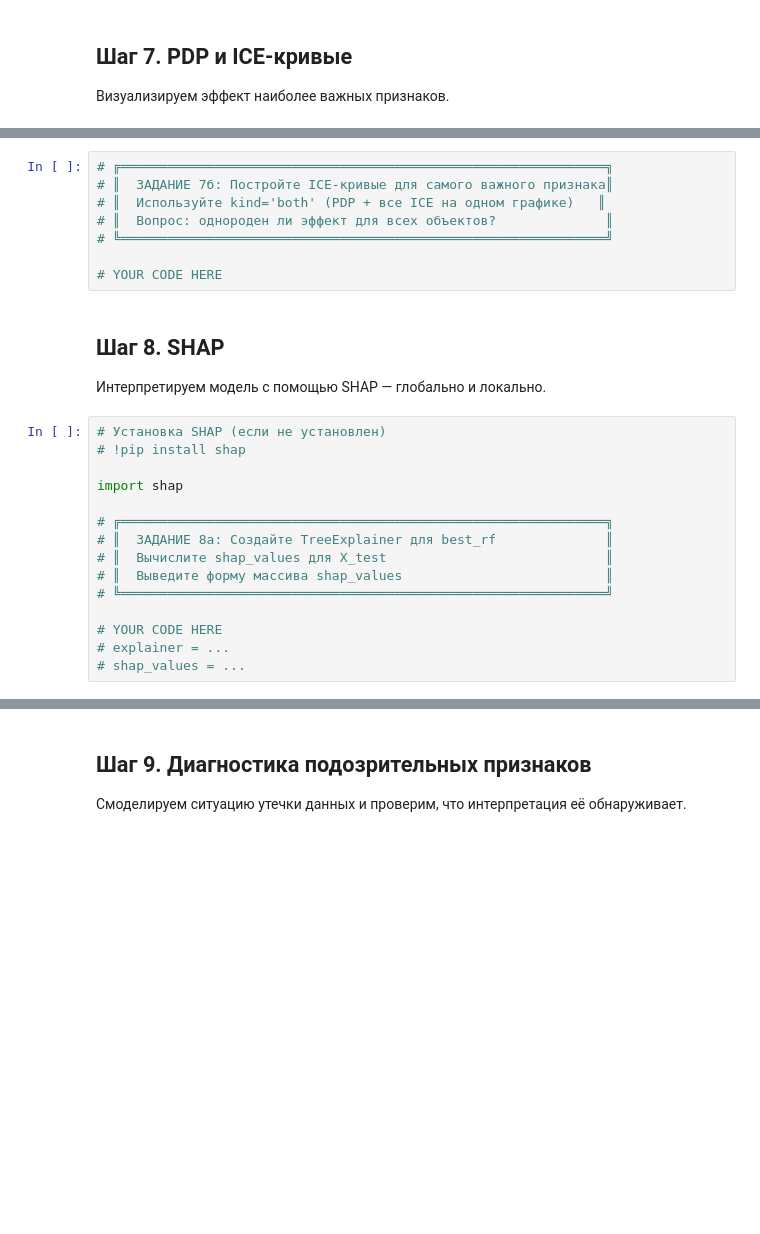
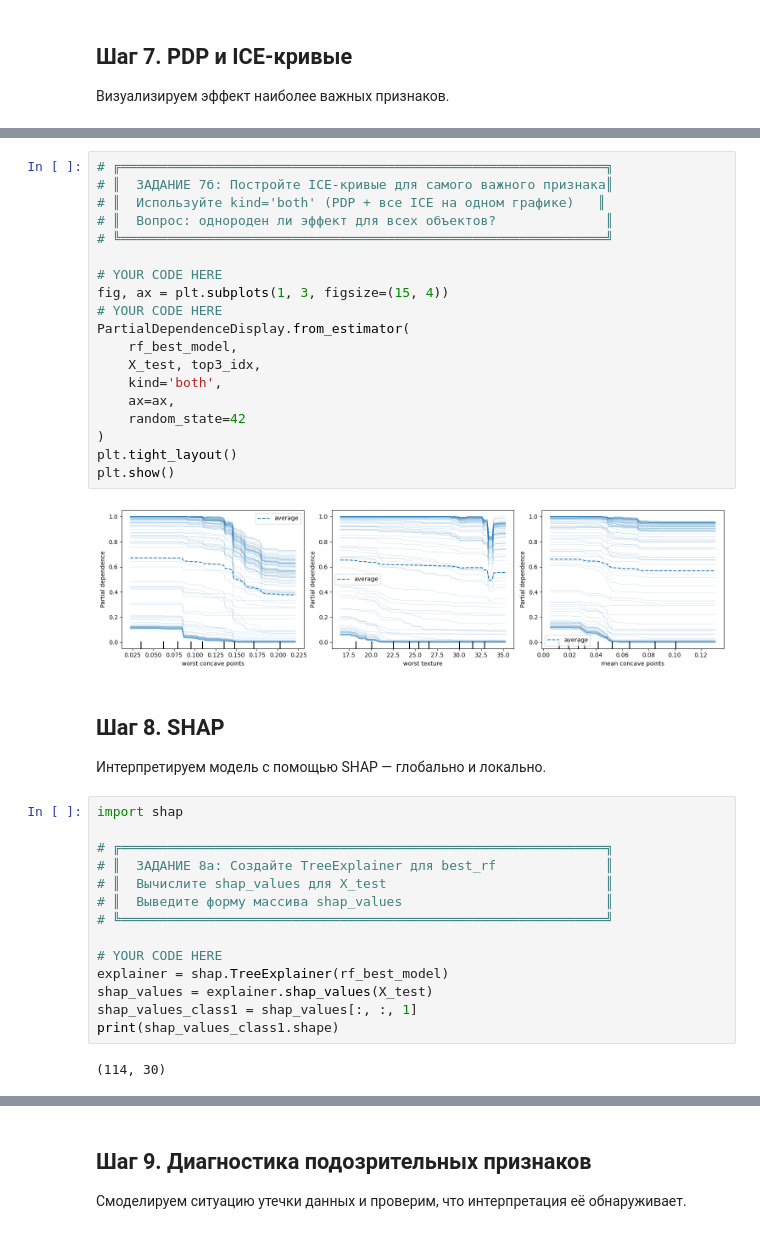
Before and after one commit to topj0bstule/ML_Course, a Jupyter notebook: hw14_/hp_interp_practice_student.ipynb, the cells around one changed output, grey strips where cells are left out. Cells and saved outputs as stored; diff of their text form; blank space fills up the shorter version.

```diff
--- a/hw14_/hp_interp_practice_student.ipynb
+++ b/hw14_/hp_interp_practice_student.ipynb
@@ -373,19 +426,29 @@ SyntaxError: invalid syntax (179852994.py, line 10)
 # %%
 # ╔══════════════════════════════════════════════════════════════╗
 # ║  ЗАДАНИЕ 7б: Постройте ICE-кривые для самого важного признака║
 # ║  Используйте kind='both' (PDP + все ICE на одном графике)   ║
 # ║  Вопрос: однороден ли эффект для всех объектов?              ║
 # ╚══════════════════════════════════════════════════════════════╝
 
 # YOUR CODE HERE
+fig, ax = plt.subplots(1, 3, figsize=(15, 4))
+# YOUR CODE HERE
+PartialDependenceDisplay.from_estimator(
+    rf_best_model,
+    X_test, top3_idx,
+    kind='both',
+    ax=ax,
+    random_state=42
+)
+plt.tight_layout()
+plt.show()
+# %% [output]
+[figure, added]
 # %% [markdown]
 ## Шаг 8. SHAP
 
 Интерпретируем модель с помощью SHAP — глобально и локально.
 # %%
-# Установка SHAP (если не установлен)
-# !pip install shap
-
 import shap
 
 # ╔══════════════════════════════════════════════════════════════╗
@@ -395,8 +458,12 @@ import shap
 # ╚══════════════════════════════════════════════════════════════╝
 
 # YOUR CODE HERE
-# explainer = ...
-# shap_values = ...
+explainer = shap.TreeExplainer(rf_best_model)
+shap_values = explainer.shap_values(X_test)
+shap_values_class1 = shap_values[:, :, 1]
+print(shap_values_class1.shape)
+# %% [output]
+(114, 30)
 # %%
 # ╔══════════════════════════════════════════════════════════════╗
 # ║  ЗАДАНИЕ 8б: Постройте summary plot                          ║
```
Also changed, not shown: parts of 9 cells of this notebook.
